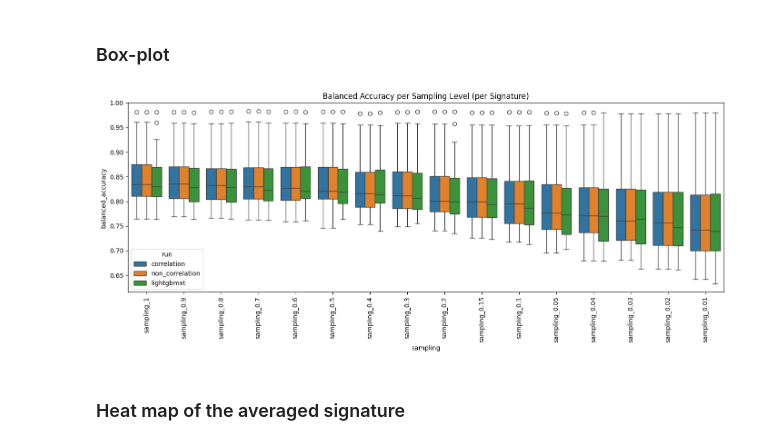
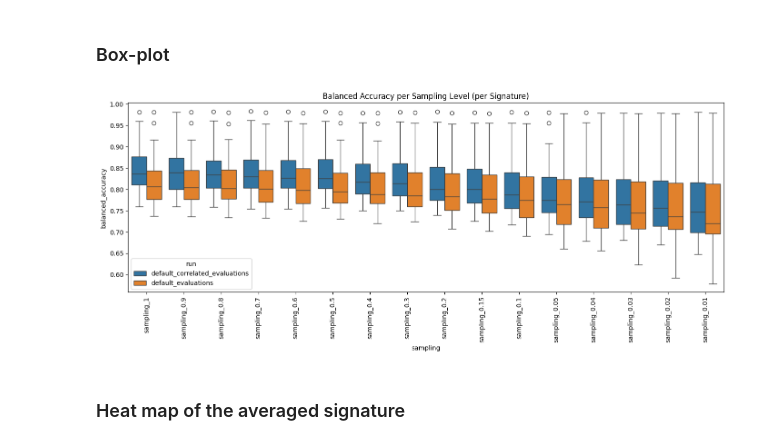
Before and after one commit to MassimoZarantonello2/SignatureInference, a Jupyter notebook: scripts/toronto_autogluone_evalutaions.ipynb, the cells around one changed output. Saved outputs shown, nothing was run; the diff lists cells and outputs as text; code cells hidden in the pictures.

```diff
--- a/scripts/toronto_autogluone_evalutaions.ipynb
+++ b/scripts/toronto_autogluone_evalutaions.ipynb
@@ -240,8 +280,8 @@ Text(0.5, 1.0, 'Mean MCC')
 # %% [markdown]
 ### Box-plot
-# %%
-plot_boxplot_accuracy_by_sampling(def_uncorr_rs, def_uncorr_rs, def_light)
-# %% [output]
-[figure, removed]
+# %%
+plot_boxplot_accuracy_by_sampling(rss, files)
+# %% [output]
+[figure, added]
 # %% [markdown]
 ### Heat map of the averaged signature
```
Also changed, not shown: parts of 10 cells of this notebook, 19 other files.
